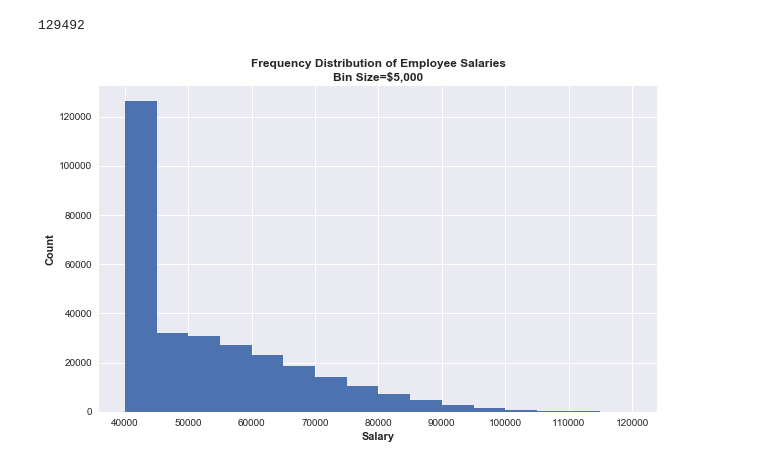
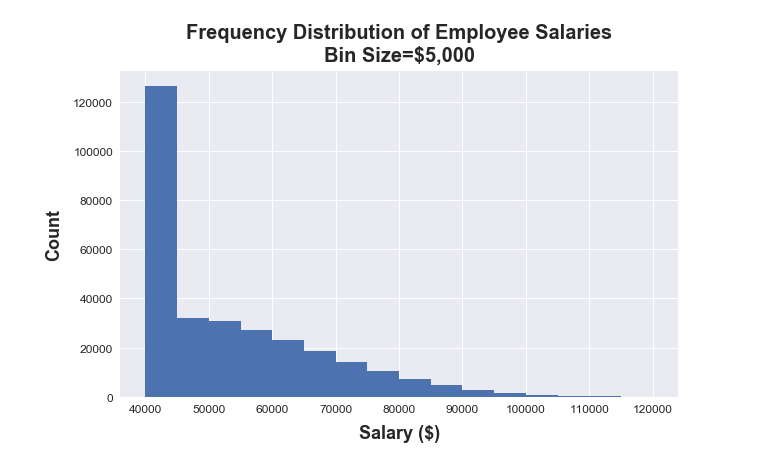
Before and after one commit to ringotm/SQL-Challenge, a Jupyter notebook: EmployeeSQL/Salary_Analysis.ipynb, the cells around one changed output. Saved outputs shown, nothing was run; the diff lists cells and outputs as text; code cells hidden in the pictures.

```diff
--- a/EmployeeSQL/Salary_Analysis.ipynb
+++ b/EmployeeSQL/Salary_Analysis.ipynb
@@ -25,16 +16,13 @@ salaries.head()
-# %%
-salaries['salary'].max()
-# %% [output]
-129492
 # %%
 plt.style.use('seaborn')
 fig, ax = plt.subplots(figsize=(10,6))
 bins = [40000, 45000, 50000, 55000, 60000, 65000, 70000, 75000, 80000, 85000, 90000, 95000, 100000, 105000, 110000, 115000, 120000]
 ax.hist(salaries['salary'], bins=bins)
-ax.set_title('Frequency Distribution of Employee Salaries\nBin Size=$5,000', fontweight='bold')
-ax.set_ylabel('Count', fontweight='bold')
-ax.set_xlabel('Salary', fontweight='bold');
+ax.set_title('Frequency Distribution of Employee Salaries\nBin Size=$5,000', fontweight='bold', fontsize=20, pad=10)
+ax.set_ylabel('Count', fontweight='bold', fontsize=18, labelpad=10)
+ax.set_xlabel('Salary ($)', fontweight='bold', fontsize=18, labelpad=10)
+ax.tick_params(labelsize='large');
 # %% [output]
-[figure, old version]
+[figure, new version]
 # %%
 titles = pd.read_sql("SELECT * FROM titles", conn)
```
Also changed, not shown: parts of 6 cells of this notebook, 1 other file.
